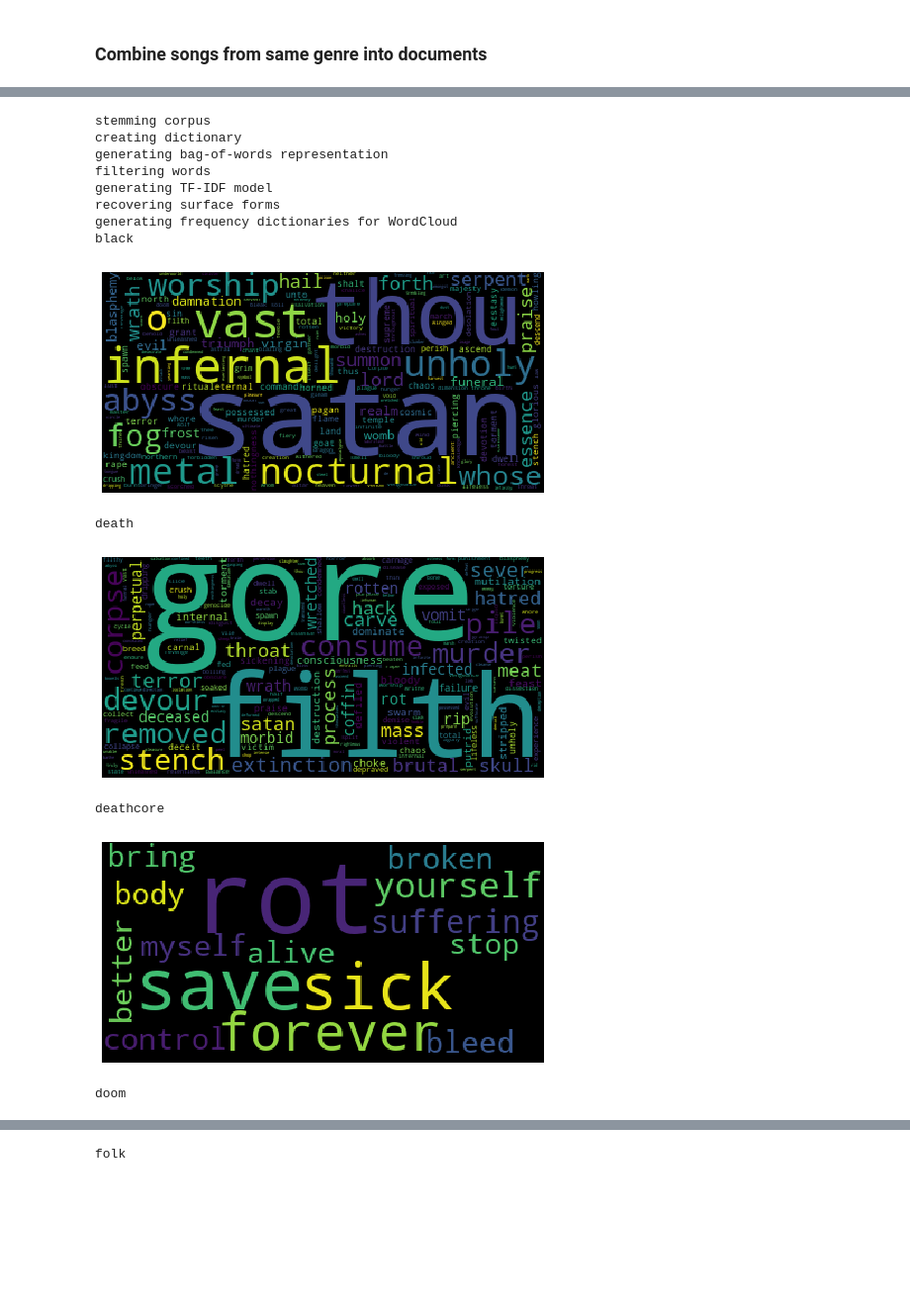
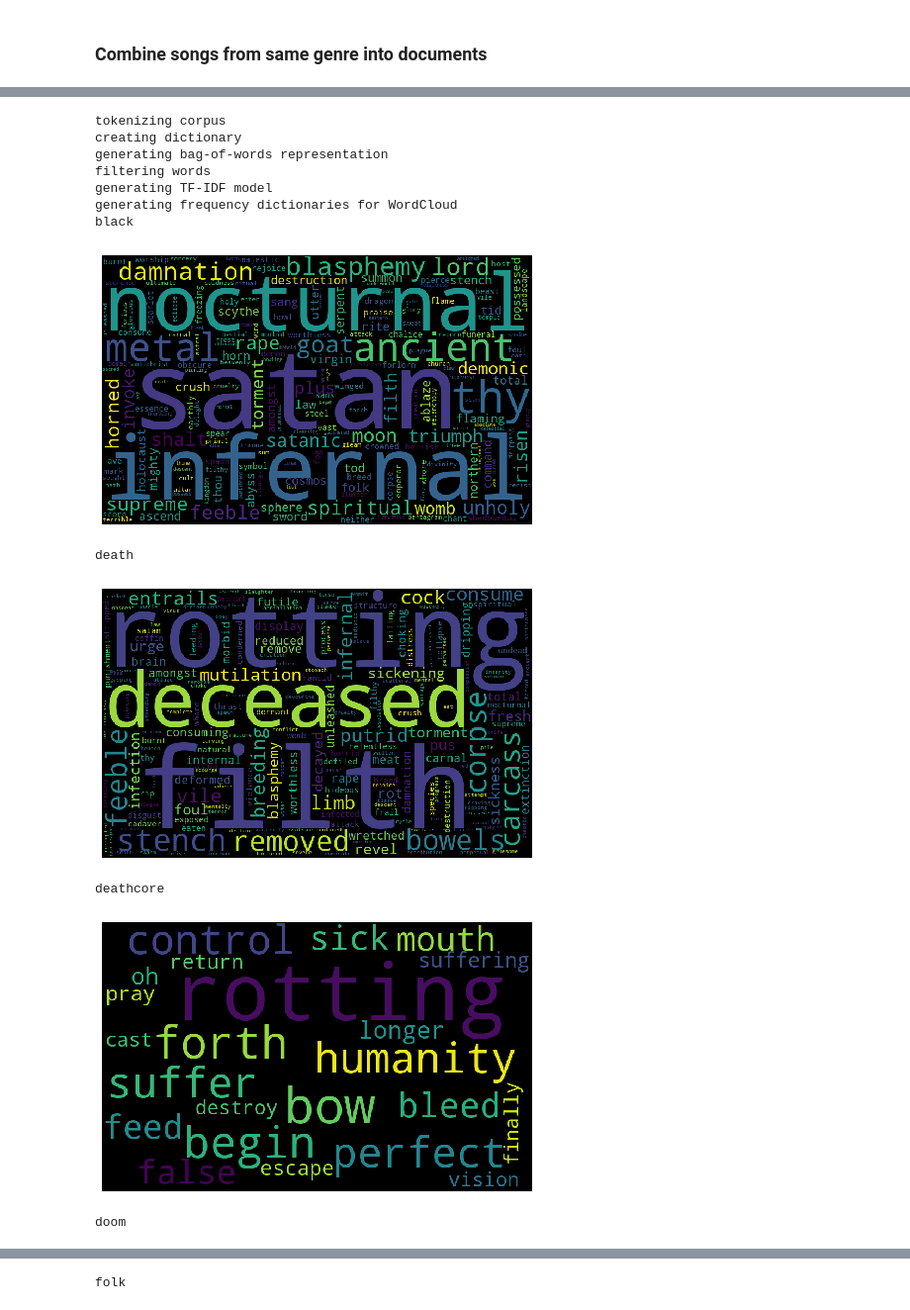
Before and after one commit to pdqnguyen/metallyrics, a Jupyter notebook: lyrics1.ipynb, the cells around one changed output, grey strips where cells are left out. Shown at 99% size. Drawn from its saved outputs; the diff is of its cells as text; code cells hidden in the pictures; blank space fills up the shorter version.

Commit message:
improved wordclouds

```diff
--- a/lyrics1.ipynb
+++ b/lyrics1.ipynb
@@ -31,10 +24,2 @@ genres = df.columns[1:]
-# %%
-english_words = set(nltk_words.words())
-
-def pct_english(x):
-    return len(set(x).intersection(english_words)) / len(set(x))
-
-num_english_words = df.lyrics.str.split().apply(pct_english)
-df = df[num_english_words > 0.5]
 # %% [markdown]
 ### Combine songs from same genre into documents
@@ -50,3 +26,9 @@ raw_corpus = [' '.join(df[df[genre] == 1].lyrics.apply(process_lyrics)) for genr
+# %%
+tokenize_kwargs = dict(stopwords=get_stopwords())
+corpus = []
+for genre in genres:
+    tokenized = df[df[genre] == 1].lyrics.apply(lambda x: ' '.join(tokenize(x, **tokenize_kwargs)))
+    corpus.append(' '.join(tokenized))
 # %%
 print("genre word counts:")
 for i, genre in enumerate(genres):
@@ -144,0 +94,8 @@ def get_wordcloud_frequencies(corpus, stemmer, min_df=100):
+# %%
+full_text = ' '.join(corpus)
+word_freqs = get_wordcloud_frequencies([full_text], tfidf=False, min_df=0)
+word_cloud = WordCloud(width=1600, height=1000).fit_words(word_freqs[0])
+plt.figure(figsize=(16, 10))
+plt.imshow(word_cloud)
+plt.axis('off')
+plt.show()
@@ -145,24 +110,23 @@ def get_wordcloud_frequencies(corpus, stemmer, min_df=100):
 # %%
-wordcloud_dicts = get_wordcloud_frequencies(raw_corpus, PorterStemmer())
+word_freqs = get_wordcloud_frequencies(corpus, tfidf=True, min_df=50)
 for i, genre in enumerate(genres):
     print(genre)
-    wc = wordcloud.WordCloud(stopwords=stopwords).generate_from_frequencies(wordcloud_dicts[i])
+    word_cloud = WordCloud(width=800, height=500).fit_words(word_freqs[i])
     plt.figure(figsize=(8, 5))
-    plt.imshow(wc)
+    plt.imshow(word_cloud)
     plt.axis('off')
     plt.show()
 # %% [output]
-stemming corpus
+tokenizing corpus
 creating dictionary
 generating bag-of-words representation
 filtering words
 generating TF-IDF model
-recovering surface forms
 generating frequency dictionaries for WordCloud
 black
-[figure, old version]
+[figure, new version]
 death
-[figure, old version]
+[figure, new version]
 deathcore
-[figure, old version]
+[figure, new version]
 doom
```
Also changed, not shown: parts of 14 cells of this notebook.
